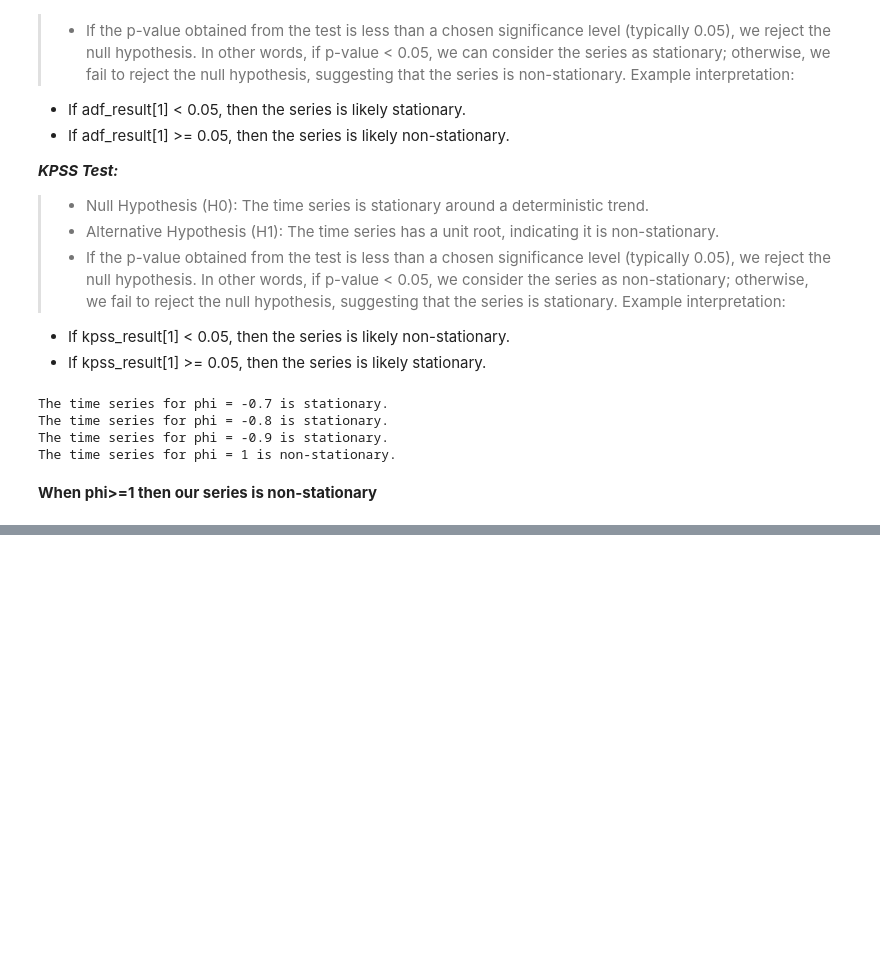
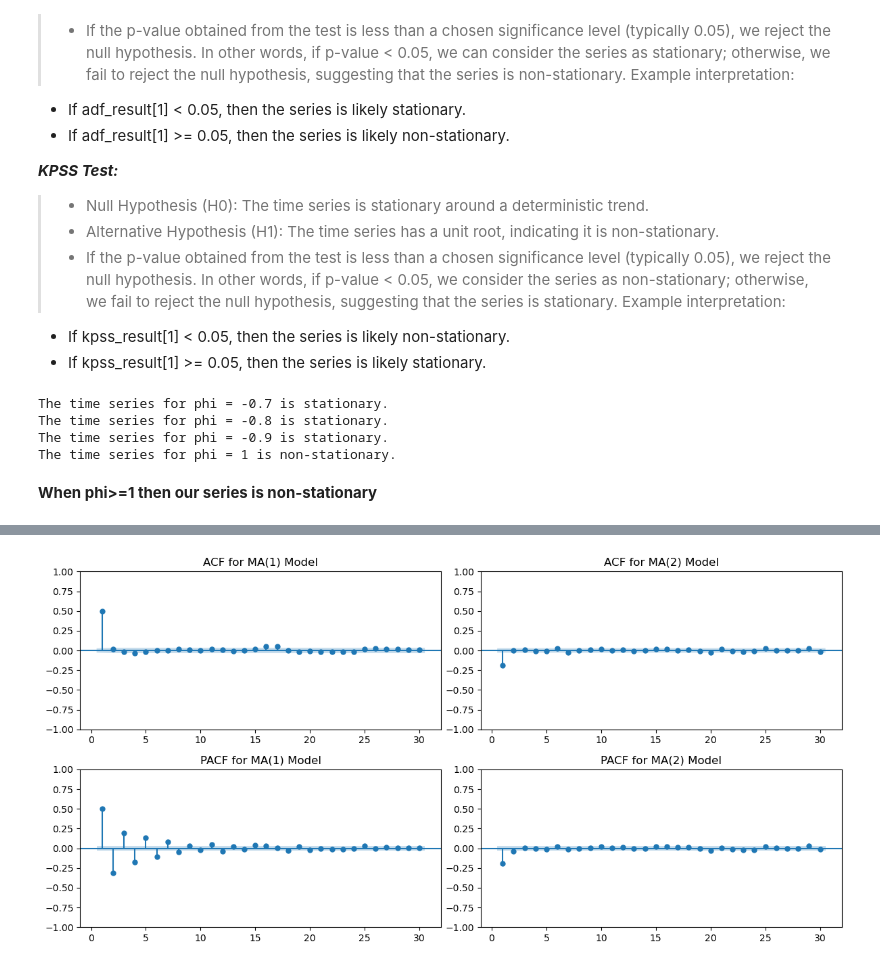
Before and after one commit to damianSte/TimeSeriesAnalysisLabs, a Jupyter notebook: Lab5/Task_1_Lab5.ipynb, the cells around one changed output, grey strips where cells are left out. Drawn from its saved outputs; the diff is of its cells as text; code cells hidden in the pictures; blank space fills up the shorter version.

```diff
--- a/Lab5/Task_1_Lab5.ipynb
+++ b/Lab5/Task_1_Lab5.ipynb
@@ -158,0 +169,11 @@ The time series for phi = 1 is non-stationary.
+# %%
+# Calculate ACF and PACF for MA(1) model
+fig, ax = plt.subplots(2, 2, figsize=(12, 6))
+plot_acf(ma1_data, lags=30, title='ACF for MA(1) Model', ax=ax[0, 0], zero=False)
+plot_pacf(ma1_data, lags=30, title='PACF for MA(1) Model', ax=ax[1, 0], zero=False)
+plot_acf(ma2_data2, lags=30, title='ACF for MA(2) Model', ax=ax[0, 1], zero=False)
+plot_pacf(ma2_data2, lags=30, title='PACF for MA(2) Model', ax=ax[1, 1], zero=False)
+plt.tight_layout()
+plt.show()
+# %% [output]
+[figure, added]
```
Also changed, not shown: parts of 10 cells of this notebook, 1 other file.
